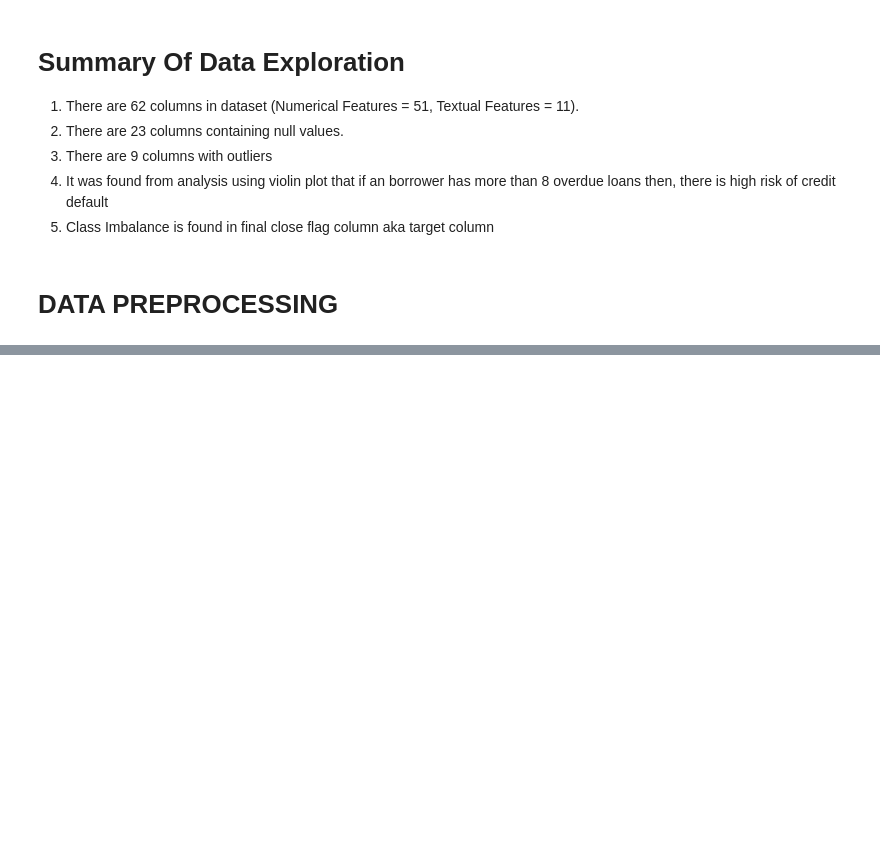
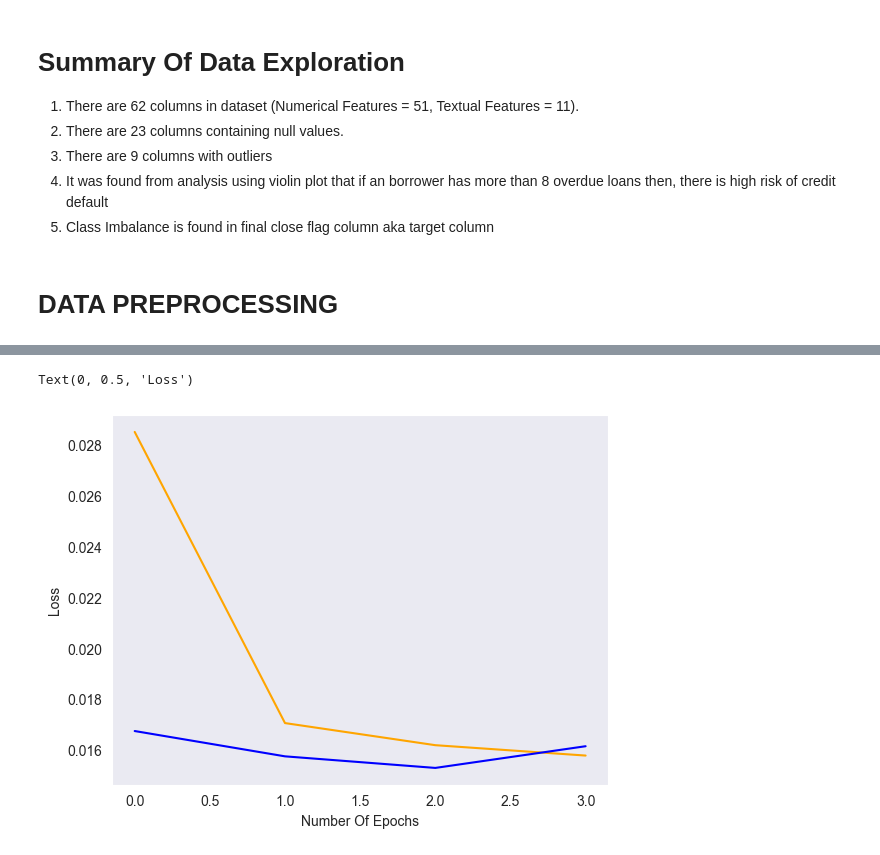
Before and after one commit to DEV-SPD/Credit-Risk-Analysis, a Jupyter notebook: credit_risk_analysis.ipynb, the cells around one changed output, grey strips where cells are left out. Drawn from its saved outputs; the diff is of its cells as text; code cells hidden in the pictures; blank space fills up the shorter version.

```diff
--- a/credit_risk_analysis.ipynb
+++ b/credit_risk_analysis.ipynb
@@ -288,0 +547,9 @@ PLAN OF ACTION:
+# %%
+# After PCA with 26 components
+for model in models:
+    model.fit(X_train_pca,y_train)
+    print(f'Accuracy of {model} on train data is {100*model.score(X_train_pca,y_train)}')
+    print(f'Accuracy of {model} on test data is {100*model.score(X_test_pca,y_test)}')
+    y_pred = model.predict(X_test_pca)
+    print(classification_report(y_test,y_pred))
+    print('*****************************************************************')
@@ -288,0 +574,16 @@ PLAN OF ACTION:
+# %%
+model = Sequential()
+
+model.add(Dense(50,activation='ReLU',input_dim=45))
+model.add(Dense(45, activation='ReLU'))
+model.add(Dense(40, activation='ReLU'))
+model.add(Dense(35, activation='ReLU'))
+model.add(Dense(30, activation='ReLU'))
+model.add(Dense(25, activation='ReLU'))
+model.add(Dense(20, activation='ReLU'))
+model.add(Dense(15, activation='ReLU'))
+model.add(Dense(10, activation='ReLU'))
+model.add(Dense(5, activation='ReLU'))
+model.add(Dense(1,activation='sigmoid'))
+
+model.compile(loss='binary_crossentropy', optimizer='adam', metrics=['accuracy'])
@@ -288,0 +610,14 @@ PLAN OF ACTION:
+# %%
+# Early Stopping is appliead to prevent unnecessary epochs,epoch after which validation loss begins to increase there early stopping will be called
+callbacks = tf.keras.callbacks.EarlyStopping(
+    monitor='val_loss',
+    min_delta=0,
+    patience=0,
+    verbose=1,
+    mode='min',
+    baseline=None,
+    restore_best_weights=False,
+    start_from_epoch=0
+)
+# %%
+history = model.fit(X_train_scaled,y_train,validation_split=0.40,epochs=30,callbacks=callbacks)
@@ -288,0 +634,8 @@ PLAN OF ACTION:
+# %%
+plt.plot(history.history['loss'],color='orange')
+plt.plot(history.history['val_loss'],color='blue')
+plt.xlabel('Number Of Epochs')
+plt.ylabel('Loss')
+# %% [output]
+Text(0, 0.5, 'Loss')
+[figure, added]
```
Also changed, not shown: parts of 46 cells of this notebook, 3 other files.
